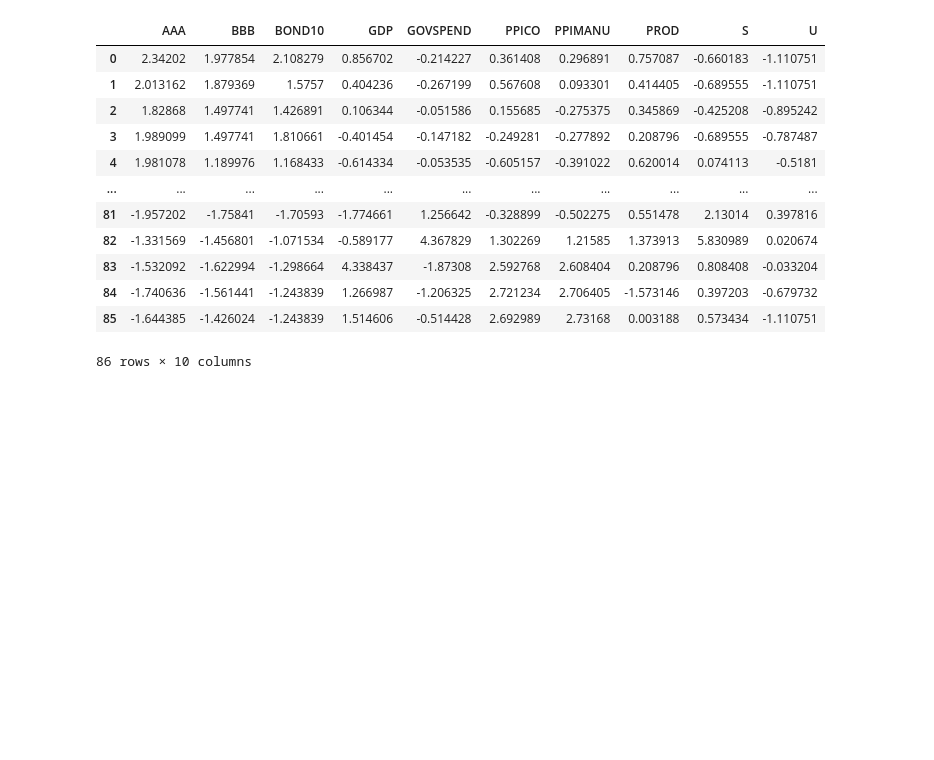
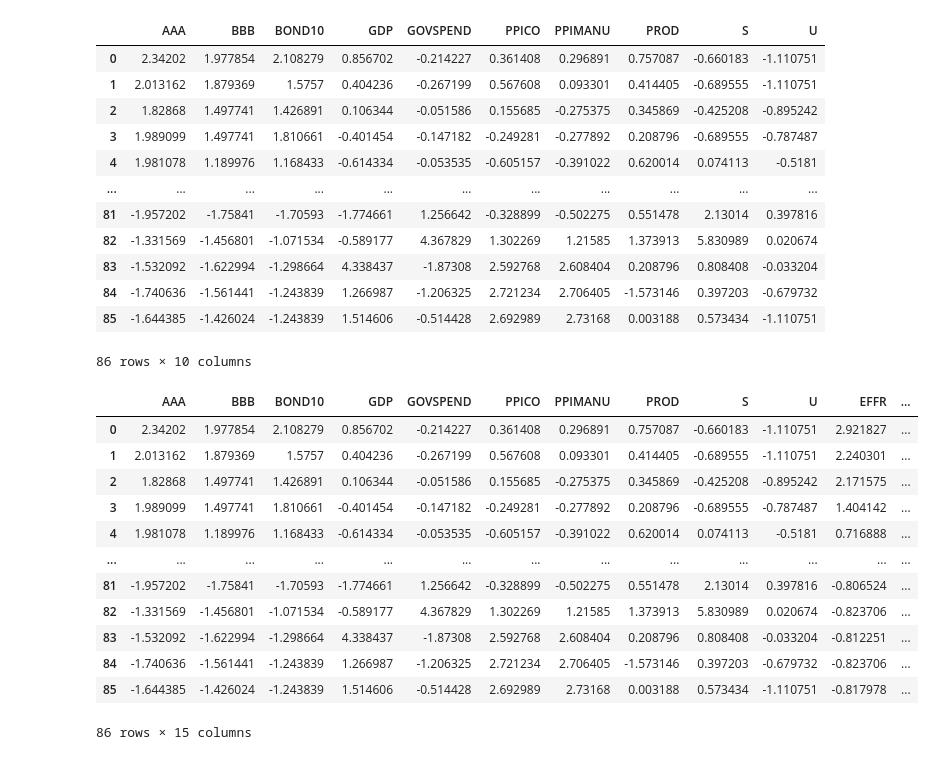
Before and after one commit to timider/dscproj, a Jupyter notebook: dscproj.ipynb, the cells around one changed output. Saved outputs shown, nothing was run; the diff lists cells and outputs as text; code cells hidden in the pictures; blank space fills up the shorter version.

```diff
--- a/dscproj.ipynb
+++ b/dscproj.ipynb
@@ -133,6 +143,31 @@ dfst
 | 84 | -1.740636 | -1.561441 | -1.243839 | 1.266987 | -1.206325 | 2.721234 | 2.706405 | -1.573146 | 0.397203 | -0.679732 |
 | 85 | -1.644385 | -1.426024 | -1.243839 | 1.514606 | -0.514428 | 2.692989 | 2.73168 | 0.003188 | 0.573434 | -1.110751 |
 86 rows × 10 columns
-# %%
-scaler = StandardScaler()
-dfst = scaler.fit_transform(df)
+# %%
+scale= StandardScaler()
+# %%
+effrst = scale.fit_transform(df['EFFR'].array.reshape(-1,1))
+cpist = scale.fit_transform(df['CPI'].array.reshape(-1,1))
+cpipredst = scale.fit_transform(df['CPIPRED'].array.reshape(-1,1))
+# %%
+dfst['EFFR']=effrst
+dfst['CPI']=cpist
+dfst['CPIPRED']=cpipredst
+dfst['DATE']=df['DATE']
+dfst['DATEPRED']=df['DATEPRED']
+# %%
+dfst
+# %% [output]
+|  | AAA | BBB | BOND10 | GDP | GOVSPEND | PPICO | PPIMANU | PROD | S | U | EFFR | ... |
+| 0 | 2.34202 | 1.977854 | 2.108279 | 0.856702 | -0.214227 | 0.361408 | 0.296891 | 0.757087 | -0.660183 | -1.110751 | 2.921827 | ... |
+| 1 | 2.013162 | 1.879369 | 1.5757 | 0.404236 | -0.267199 | 0.567608 | 0.093301 | 0.414405 | -0.689555 | -1.110751 | 2.240301 | ... |
+| 2 | 1.82868 | 1.497741 | 1.426891 | 0.106344 | -0.051586 | 0.155685 | -0.275375 | 0.345869 | -0.425208 | -0.895242 | 2.171575 | ... |
+| 3 | 1.989099 | 1.497741 | 1.810661 | -0.401454 | -0.147182 | -0.249281 | -0.277892 | 0.208796 | -0.689555 | -0.787487 | 1.404142 | ... |
+| 4 | 1.981078 | 1.189976 | 1.168433 | -0.614334 | -0.053535 | -0.605157 | -0.391022 | 0.620014 | 0.074113 | -0.5181 | 0.716888 | ... |
+| ... | ... | ... | ... | ... | ... | ... | ... | ... | ... | ... | ... | ... |
+| 81 | -1.957202 | -1.75841 | -1.70593 | -1.774661 | 1.256642 | -0.328899 | -0.502275 | 0.551478 | 2.13014 | 0.397816 | -0.806524 | ... |
+| 82 | -1.331569 | -1.456801 | -1.071534 | -0.589177 | 4.367829 | 1.302269 | 1.21585 | 1.373913 | 5.830989 | 0.020674 | -0.823706 | ... |
+| 83 | -1.532092 | -1.622994 | -1.298664 | 4.338437 | -1.87308 | 2.592768 | 2.608404 | 0.208796 | 0.808408 | -0.033204 | -0.812251 | ... |
+| 84 | -1.740636 | -1.561441 | -1.243839 | 1.266987 | -1.206325 | 2.721234 | 2.706405 | -1.573146 | 0.397203 | -0.679732 | -0.823706 | ... |
+| 85 | -1.644385 | -1.426024 | -1.243839 | 1.514606 | -0.514428 | 2.692989 | 2.73168 | 0.003188 | 0.573434 | -1.110751 | -0.817978 | ... |
+86 rows × 15 columns
```
Also changed, not shown: parts of 7 cells of this notebook.
